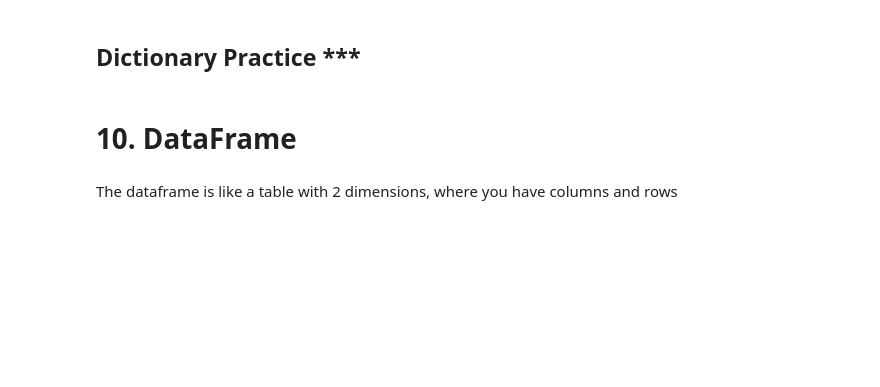
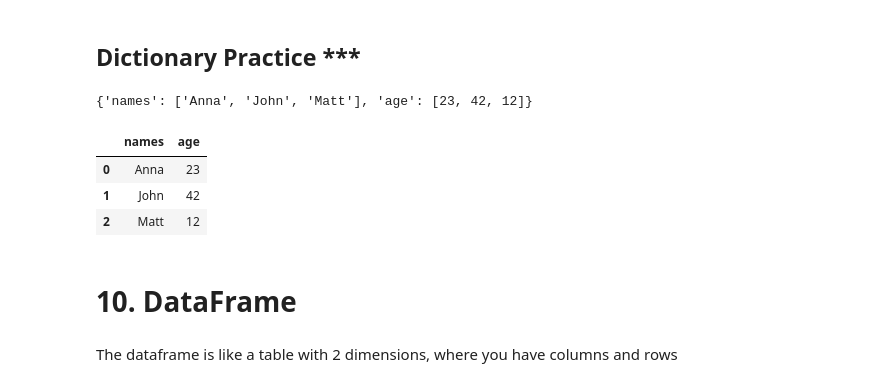
Before and after one commit to JoseMtnz/Python_Excel_Automation, a Jupyter notebook: Python_Basics_Module_1_practice.ipynb, the cells around one changed output. Saved outputs shown, nothing was run; the diff lists cells and outputs as text; code cells hidden in the pictures; blank space fills up the shorter version.

```diff
--- a/Python_Basics_Module_1_practice.ipynb
+++ b/Python_Basics_Module_1_practice.ipynb
@@ -652,6 +723,21 @@ print(dictionary)
 # values of 1st key: ['Anna', 'John', 'Matt']
 # 2nd key: 'age'
 # values of 2nd key: [23, 42, 12]
+
+my_dictionary = {'names':['Anna', 'John', 'Matt'],
+                 'age':[23, 42, 12]}
+# %%
+my_dictionary
+# %% [output]
+{'names': ['Anna', 'John', 'Matt'], 'age': [23, 42, 12]}
+# %%
+df2 = pd.DataFrame(my_dictionary)
+df2
+# %% [output]
+|  | names | age |
+| 0 | Anna | 23 |
+| 1 | John | 42 |
+| 2 | Matt | 12 |
 # %% [markdown]
 # 10.&nbsp;DataFrame
 # %% [markdown]
```
Also changed, not shown: parts of 83 cells of this notebook.
